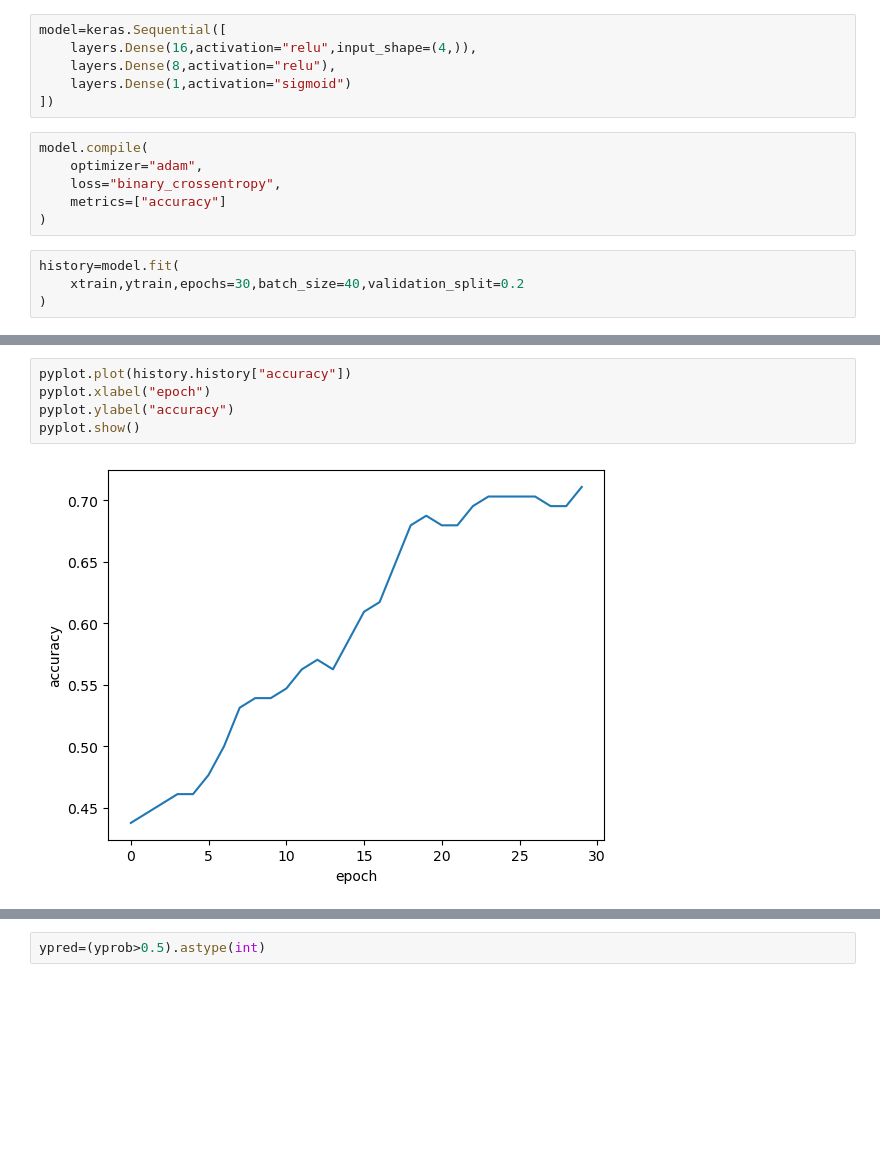
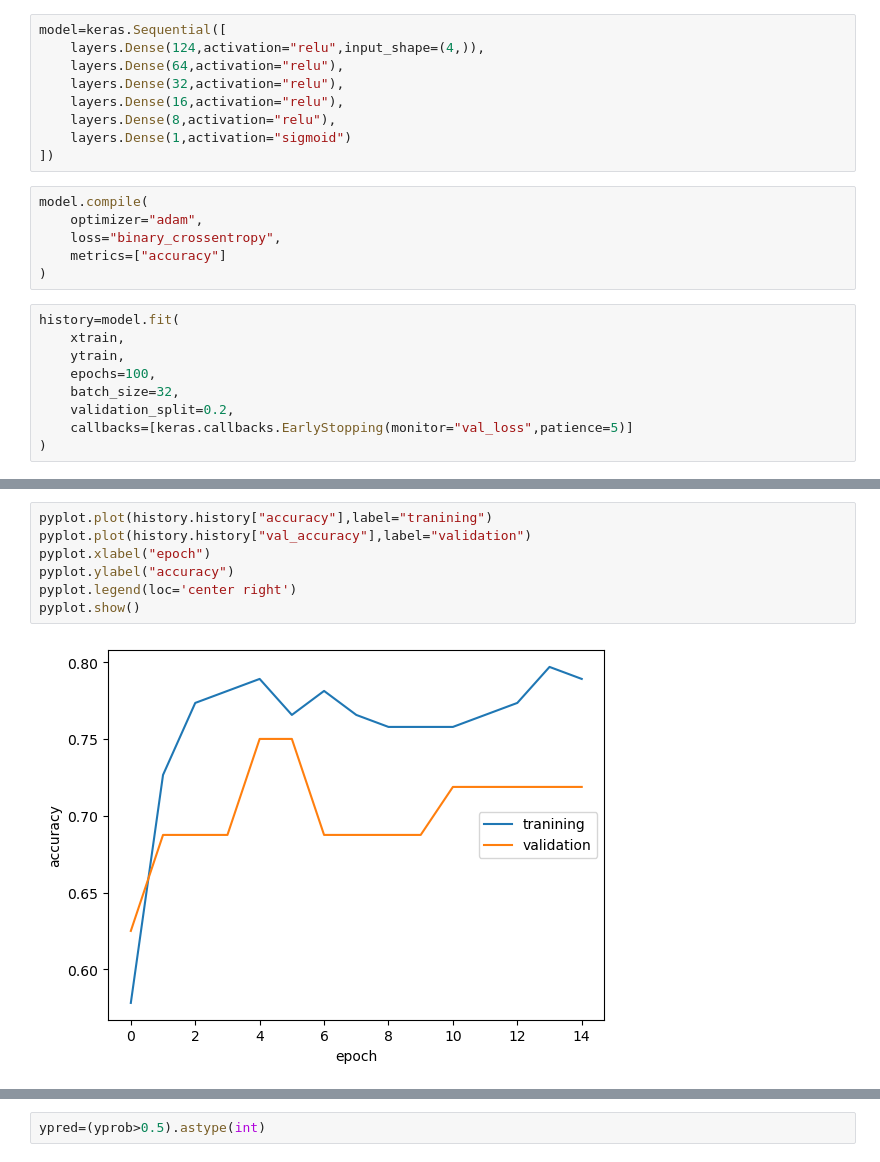
Before and after one commit to ManassehKemevor/multi-layer-perceptron, a Jupyter notebook: simple neural network.ipynb, the cells around one changed output, grey strips where cells are left out. Cells and saved outputs as stored; diff of their text form; blank space fills up the shorter version.

```diff
--- a/simple neural network.ipynb
+++ b/simple neural network.ipynb
@@ -42,7 +43,10 @@ xtrain = scaler.fit_transform(xtrain)
 xtest = scaler.transform(xtest)
 # %%
 model=keras.Sequential([
-    layers.Dense(16,activation="relu",input_shape=(4,)),
+    layers.Dense(124,activation="relu",input_shape=(4,)),
+    layers.Dense(64,activation="relu"),
+    layers.Dense(32,activation="relu"),
+    layers.Dense(16,activation="relu"),
     layers.Dense(8,activation="relu"),
     layers.Dense(1,activation="sigmoid")
 ])
@@ -54,6 +58,11 @@ model.compile(
 )
 # %%
 history=model.fit(
-    xtrain,ytrain,epochs=30,batch_size=40,validation_split=0.2
+    xtrain,
+    ytrain,
+    epochs=100,
+    batch_size=32,
+    validation_split=0.2,
+    callbacks=[keras.callbacks.EarlyStopping(monitor="val_loss",patience=5)]
 )
 # %% [output]
@@ -97,8 +106,10 @@ history.history
 # %%
-pyplot.plot(history.history["accuracy"])
+pyplot.plot(history.history["accuracy"],label="tranining")
+pyplot.plot(history.history["val_accuracy"],label="validation")
 pyplot.xlabel("epoch")
 pyplot.ylabel("accuracy")
+pyplot.legend(loc='center right')
 pyplot.show()
 # %% [output]
-[figure, old version]
+[figure, new version]
 # %%
```
Also changed, not shown: parts of 9 cells of this notebook.
